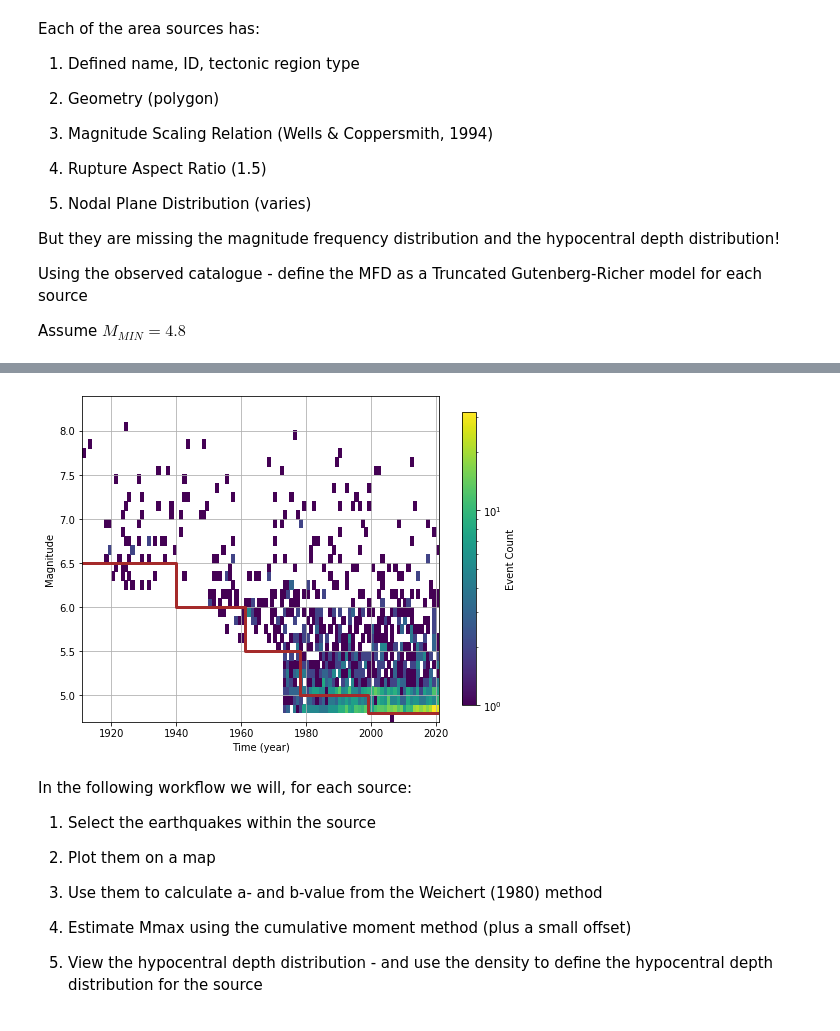
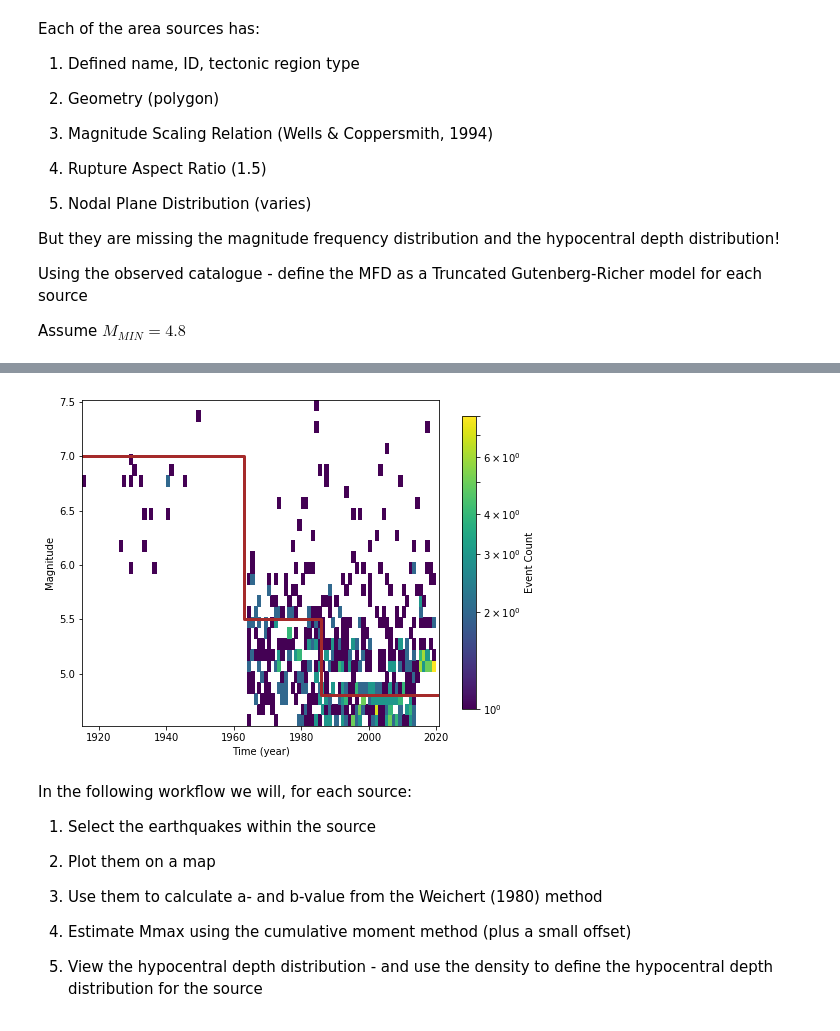
Before and after one commit to ftbernales/openquake-notebooks, a Jupyter notebook: 02 - Building Source Models.ipynb, the cells around one changed output, grey strips where cells are left out. Cells and saved outputs as stored; diff of their text form; code cells hidden in the pictures.

```diff
--- a/02 - Building Source Models.ipynb
+++ b/02 - Building Source Models.ipynb
@@ -137,20 +140,0 @@ Completeness table using Stepp method (1971)
-# %%
-completeness_table = np.array([[1999.,     4.8],
-                                 [1978.,     5. ],
-                                 [1961.,     5.5],
-                                 [1940.,     6. ],
-                                 [1905.,     6.5],
-                                 [1905.,     7. ],
-                                 [1905.,     7.5],
-                                 [1905.,     8. ],
-                                 [1905.,     8.3]]
-                             )
-
-plot_magnitude_time_density(catalogue, 0.1, 1.0,
-                            completeness=completeness_table)
-
-min_mag = 4.8
-
-selector1 = CatalogueSelector(catalogue, create_copy=True)
-# %% [output]
-[figure, removed]
@@ -157,3 +162,36 @@ selector1 = CatalogueSelector(catalogue, create_copy=True)
+# %%
+#SHALLOW
+# completeness_table = np.array([[1980, 4.8],
+#                               [1964, 5.0],
+#                               [1955, 5.8],
+#                               [1943, 6.2],
+#                               [1930, 6.7],
+#                               [1920, 7.0],
+#                               [1863, 7.5],
+#                               [1619, 8.2]])
+
+#MID CRUST
+# completeness_table = np.array([[1976, 4.8],
+#                               [1963, 5.0],
+#                               [1957, 5.9],
+#                               [1949, 6.6],
+#                               [1903, 7.0],
+#                               [1884, 7.2],
+#                               [1852, 7.6]])
+
+#DEEP
+completeness_table = np.array([[1986, 4.8],
+                               [1963, 5.5],
+                               [1871, 7.0]])
+
+plot_magnitude_time_density(cat_dec_plot, 0.1, 1.0,
+                            completeness=completeness_table)
+
+min_mag = 4.8
+
+selector1 = CatalogueSelector(catalogue, create_copy=True)
+# %% [output]
+[figure, added]
 # %% [markdown]
 In the following workflow we will, for each source:
 
```
Also changed, not shown: parts of 13 cells of this notebook, 2 other files.
